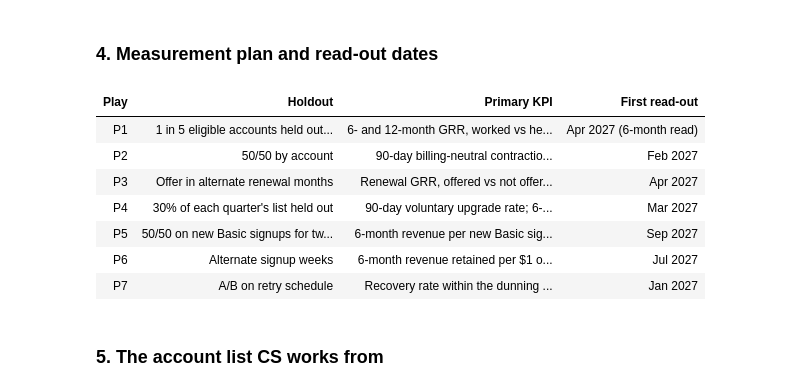
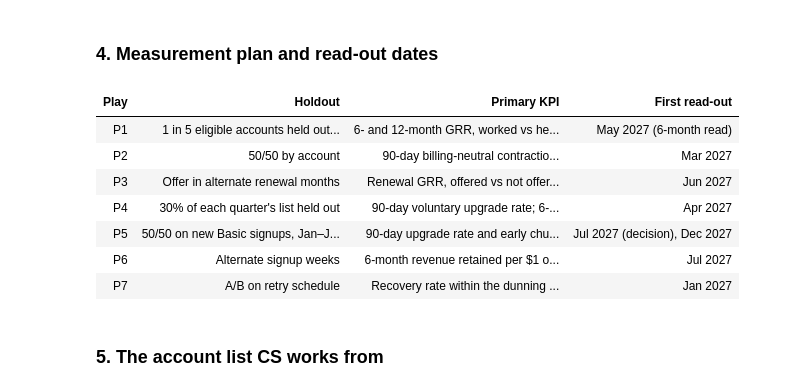
Before and after one commit to edwinzhang98/saas-subscription-revenue-analysis, a Jupyter notebook: notebooks/05_recommendations.ipynb, the cells around one changed output. Cells and saved outputs as stored; diff of their text form; code cells hidden in the pictures.

```diff
--- a/notebooks/05_recommendations.ipynb
+++ b/notebooks/05_recommendations.ipynb
@@ -266,22 +264,22 @@ Total: base +1.52 pts; all effects at the low end +0.75; half reach +0.76. The o
 ### 4. Measurement plan and read-out dates
 # %%
 plan = pd.DataFrame([
-    ("P1", "1 in 5 eligible accounts held out each quarter (random)", "6- and 12-month GRR, worked vs held out", "Apr 2027 (6-month read)"),
-    ("P2", "50/50 by account", "90-day billing-neutral contraction + churn rate", "Feb 2027"),
-    ("P3", "Offer in alternate renewal months", "Renewal GRR, offered vs not offered; seats given back", "Apr 2027"),
-    ("P4", "30% of each quarter's list held out", "90-day voluntary upgrade rate; 6-month retention of upgraders", "Mar 2027"),
-    ("P5", "50/50 on new Basic signups for two quarters", "6-month revenue per new Basic signup; trial → paid guardrail", "Sep 2027"),
+    ("P1", "1 in 5 eligible accounts held out each quarter (random)", "6- and 12-month GRR, worked vs held out", "May 2027 (6-month read)"),
+    ("P2", "50/50 by account", "90-day billing-neutral contraction + churn rate", "Mar 2027"),
+    ("P3", "Offer in alternate renewal months", "Renewal GRR, offered vs not offered; seats given back", "Jun 2027"),
+    ("P4", "30% of each quarter's list held out", "90-day voluntary upgrade rate; 6-month retention of upgraders", "Apr 2027"),
+    ("P5", "50/50 on new Basic signups, Jan–Jun 2027", "90-day upgrade rate and early churn (decision); 6-month revenue per signup (full read)", "Jul 2027 (decision), Dec 2027"),
     ("P6", "Alternate signup weeks", "6-month revenue retained per $1 of first-month MRR", "Jul 2027"),
     ("P7", "A/B on retry schedule", "Recovery rate within the dunning window", "Jan 2027"),
 ], columns=["Play", "Holdout", "Primary KPI", "First read-out"])
 display(plan.style.hide(axis="index"))
 # %% [output]
 | Play | Holdout | Primary KPI | First read-out |
-| P1 | 1 in 5 eligible accounts held out... | 6- and 12-month GRR, worked vs he... | Apr 2027 (6-month read) |
-| P2 | 50/50 by account | 90-day billing-neutral contractio... | Feb 2027 |
-| P3 | Offer in alternate renewal months | Renewal GRR, offered vs not offer... | Apr 2027 |
-| P4 | 30% of each quarter's list held out | 90-day voluntary upgrade rate; 6-... | Mar 2027 |
-| P5 | 50/50 on new Basic signups for tw... | 6-month revenue per new Basic sig... | Sep 2027 |
+| P1 | 1 in 5 eligible accounts held out... | 6- and 12-month GRR, worked vs he... | May 2027 (6-month read) |
+| P2 | 50/50 by account | 90-day billing-neutral contractio... | Mar 2027 |
+| P3 | Offer in alternate renewal months | Renewal GRR, offered vs not offer... | Jun 2027 |
+| P4 | 30% of each quarter's list held out | 90-day voluntary upgrade rate; 6-... | Apr 2027 |
+| P5 | 50/50 on new Basic signups, Jan–J... | 90-day upgrade rate and early chu... | Jul 2027 (decision), Dec 2027 |
 | P6 | Alternate signup weeks | 6-month revenue retained per $1 o... | Jul 2027 |
 | P7 | A/B on retry schedule | Recovery rate within the dunning ... | Jan 2027 |
 # %% [markdown]
```
Also changed, not shown: parts of 4 cells of this notebook, 31 other files.
